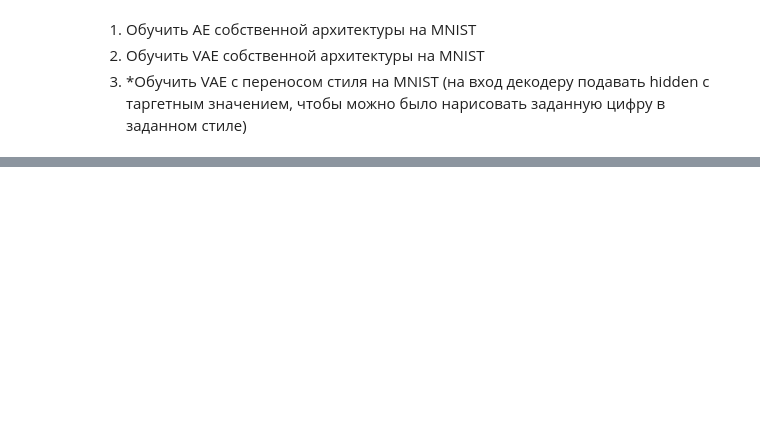
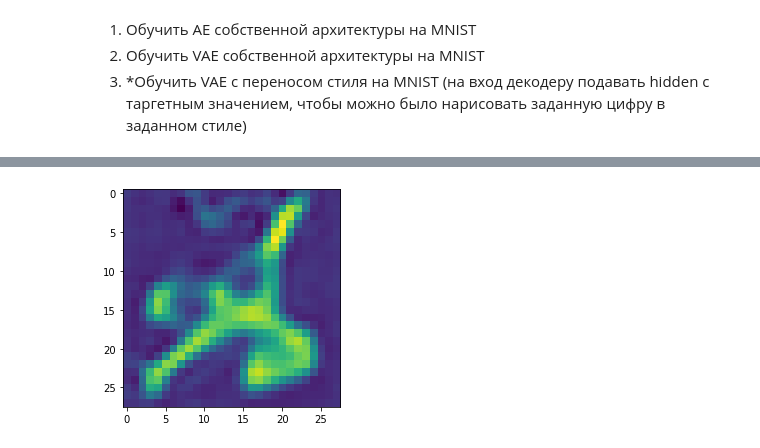
Before and after one commit to MrRifRaf/DS_Sber, a Jupyter notebook: Homework/Task12.ipynb, the cells around one changed output, grey strips where cells are left out. Drawn from its saved outputs; the diff is of its cells as text; code cells hidden in the pictures; blank space fills up the shorter version.

```diff
--- a/Homework/Task12.ipynb
+++ b/Homework/Task12.ipynb
@@ -20,0 +419,11 @@ test_data = datasets.MNIST(root='.', train=False,
+# %%
+def generate(shift=0, deviation=0):
+    hidden = torch.normal(torch.zeros(1, 1, 7, 7) + shift,
+                          torch.ones(1, 1, 7, 7) * deviation)
+    x_ = vae_model.decoder(hidden)
+    plt.imshow(x_[0].detach().squeeze().numpy())
+    plt.show()
+# %%
+generate(0.3, 1.2)
+# %% [output]
+[figure, added]
```
Also changed, not shown: parts of 29 cells of this notebook, 1 other file.
